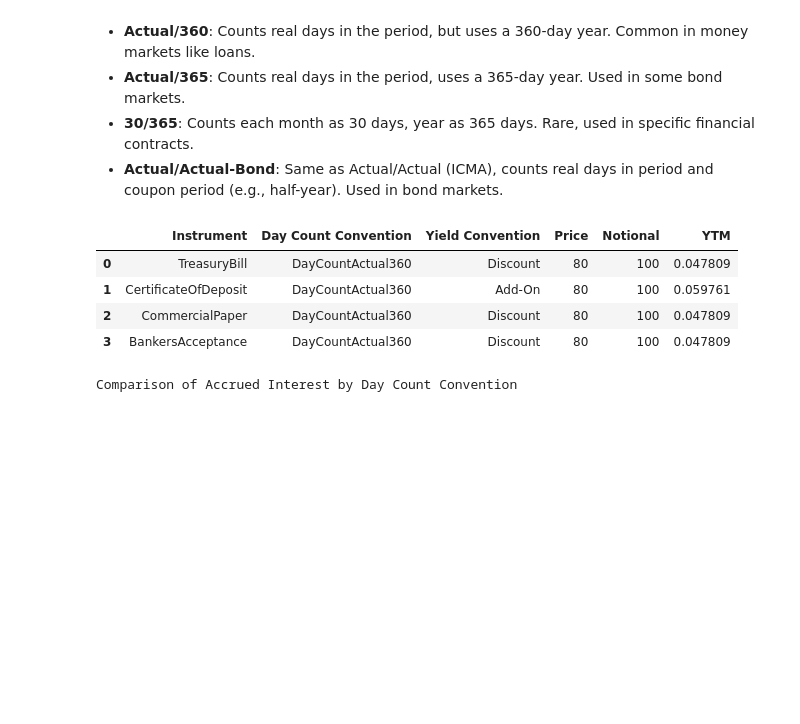
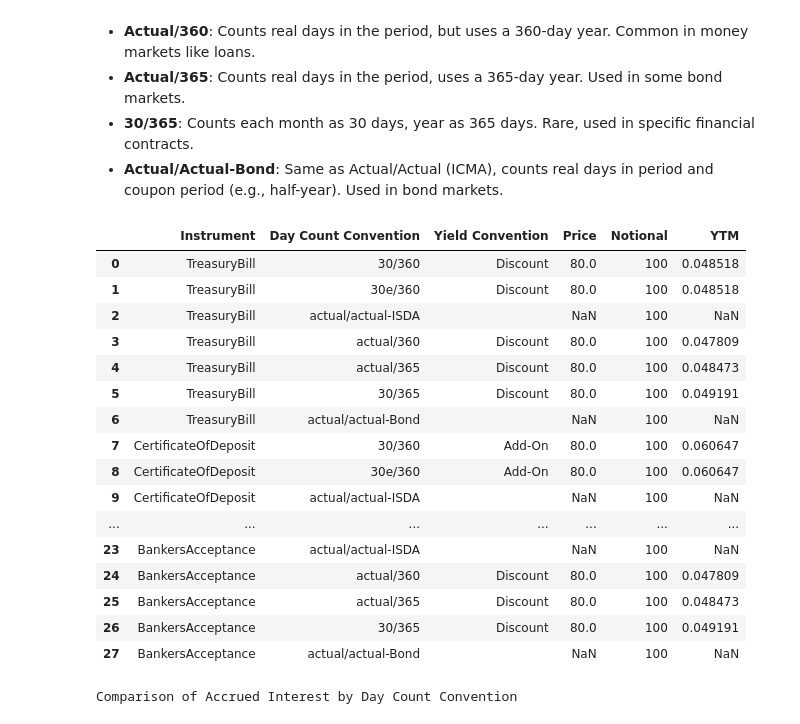
Before and after one commit to Python-Financial-Analyst/pyfian_dev, a Jupyter notebook: docs/source/Topics/fixed_income/02_bullet_bonds.ipynb, the cells around one changed output. Cells and saved outputs as stored; diff of their text form; code cells hidden in the pictures; blank space fills up the shorter version.

Commit message:
updated money market instrument day count convention table

```diff
--- a/docs/source/Topics/fixed_income/02_bullet_bonds.ipynb
+++ b/docs/source/Topics/fixed_income/02_bullet_bonds.ipynb
@@ -74,38 +74,84 @@ These rules decide how to count days for calculating bond interest:
 # %%
 import pandas as pd
 from pyfian.fixed_income.money_market_instruments import TreasuryBill, CertificateOfDeposit, CommercialPaper, BankersAcceptance
 
+# ===== Adjustable Parameters =====
+issue_dt = "2020-01-01"
+maturity = "2025-01-15"
+settlement_date = "2020-12-01"
+notional = 100
+price = 80
+cpn = 0  # only used for CD
+conventions = ["30/360", "30e/360", "actual/actual-ISDA", "actual/360", "actual/365", "30/365", "actual/actual-Bond"]
 
-tb = TreasuryBill(issue_dt="2020-01-01", maturity="2025-01-15", settlement_date = "2020-12-01", notional=100, price = 80)
-cd = CertificateOfDeposit(issue_dt="2020-01-01", maturity="2025-01-15", settlement_date = "2020-12-01", notional=100, price = 80, cpn = 0)
-cp = CommercialPaper(issue_dt="2020-01-01", maturity="2025-01-15", settlement_date = "2020-12-01", notional=100, price = 80)
-ba = BankersAcceptance(issue_dt="2020-01-01", maturity="2025-01-15", settlement_date = "2020-12-01", notional=100, price = 80)
+# List of instrument classes
+instrument_classes = [TreasuryBill, CertificateOfDeposit, CommercialPaper, BankersAcceptance]
 
+# ===== Build Data =====
+data = []
 
-instruments = [tb, cd, cp, ba]
+for cls in instrument_classes:
+    for conv in conventions:
+        try:
+            # Create instrument with specific day count convention
+            kwargs = {
+                "issue_dt": issue_dt,
+                "maturity": maturity,
+                "settlement_date": settlement_date,
+                "notional": notional,
+                "price": price,
+                "day_count_convention": conv
+            }
 
-data = []
-for inst in instruments:
-    data.append({
-        "Instrument": inst.__class__.__name__,
-        "Day Count Convention": inst.day_count_convention.__class__.__name__,
-        "Yield Convention": inst.yield_calculation_convention,
-        "Price": inst.get_price(),
-        "Notional": inst.notional,
-        "YTM": inst.get_yield_to_maturity()
-    })
+            # Only CD uses coupon
+            if cls == CertificateOfDeposit:
+                kwargs["cpn"] = cpn
+
+            inst = cls(**kwargs)
+
+            data.append({
+                "Instrument": cls.__name__,
+                "Day Count Convention": conv,
+                "Yield Convention": inst.yield_calculation_convention,
+                "Price": inst.get_price(),
+                "Notional": inst.notional,
+                "YTM": inst.get_yield_to_maturity()
+            })
+        except Exception as e:
+            # Handle invalid combinations
+            data.append({
+                "Instrument": cls.__name__,
+                "Day Count Convention": conv,
+                "Yield Convention": getattr(cls, 'yield_calculation_convention', ''),
+                "Price": None,
+                "Notional": notional,
+                "YTM": None,
+                #"Error": str(e)
+            })
 
 # Build DataFrame
 df = pd.DataFrame(data)
 
 # Display
 display(df)
 # %% [output]
 |  | Instrument | Day Count Convention | Yield Convention | Price | Notional | YTM |
-| 0 | TreasuryBill | DayCountActual360 | Discount | 80 | 100 | 0.047809 |
-| 1 | CertificateOfDeposit | DayCountActual360 | Add-On | 80 | 100 | 0.059761 |
-| 2 | CommercialPaper | DayCountActual360 | Discount | 80 | 100 | 0.047809 |
-| 3 | BankersAcceptance | DayCountActual360 | Discount | 80 | 100 | 0.047809 |
+| 0 | TreasuryBill | 30/360 | Discount | 80.0 | 100 | 0.048518 |
+| 1 | TreasuryBill | 30e/360 | Discount | 80.0 | 100 | 0.048518 |
+| 2 | TreasuryBill | actual/actual-ISDA |  | NaN | 100 | NaN |
+| 3 | TreasuryBill | actual/360 | Discount | 80.0 | 100 | 0.047809 |
+| 4 | TreasuryBill | actual/365 | Discount | 80.0 | 100 | 0.048473 |
+| 5 | TreasuryBill | 30/365 | Discount | 80.0 | 100 | 0.049191 |
+| 6 | TreasuryBill | actual/actual-Bond |  | NaN | 100 | NaN |
+| 7 | CertificateOfDeposit | 30/360 | Add-On | 80.0 | 100 | 0.060647 |
+| 8 | CertificateOfDeposit | 30e/360 | Add-On | 80.0 | 100 | 0.060647 |
+| 9 | CertificateOfDeposit | actual/actual-ISDA |  | NaN | 100 | NaN |
+| ... | ... | ... | ... | ... | ... | ... |
+| 23 | BankersAcceptance | actual/actual-ISDA |  | NaN | 100 | NaN |
+| 24 | BankersAcceptance | actual/360 | Discount | 80.0 | 100 | 0.047809 |
+| 25 | BankersAcceptance | actual/365 | Discount | 80.0 | 100 | 0.048473 |
+| 26 | BankersAcceptance | 30/365 | Discount | 80.0 | 100 | 0.049191 |
+| 27 | BankersAcceptance | actual/actual-Bond |  | NaN | 100 | NaN |
 # %%
 from pyfian.fixed_income.fixed_rate_bond import FixedRateBullet
 
```
